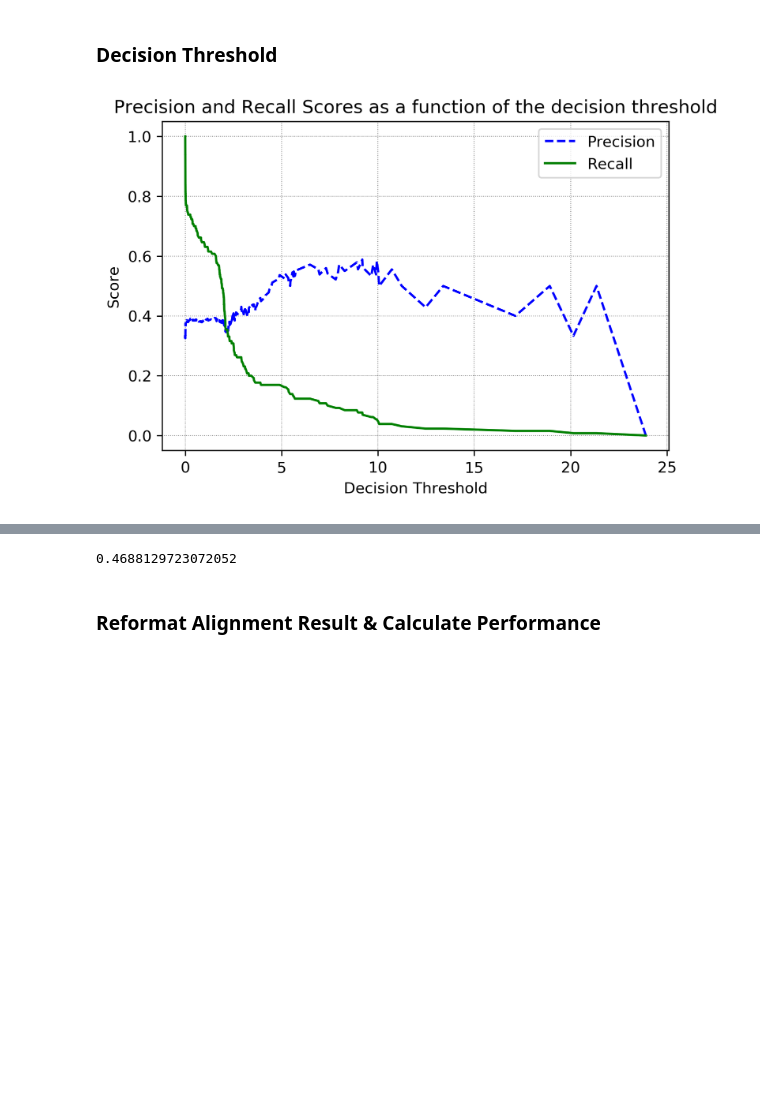
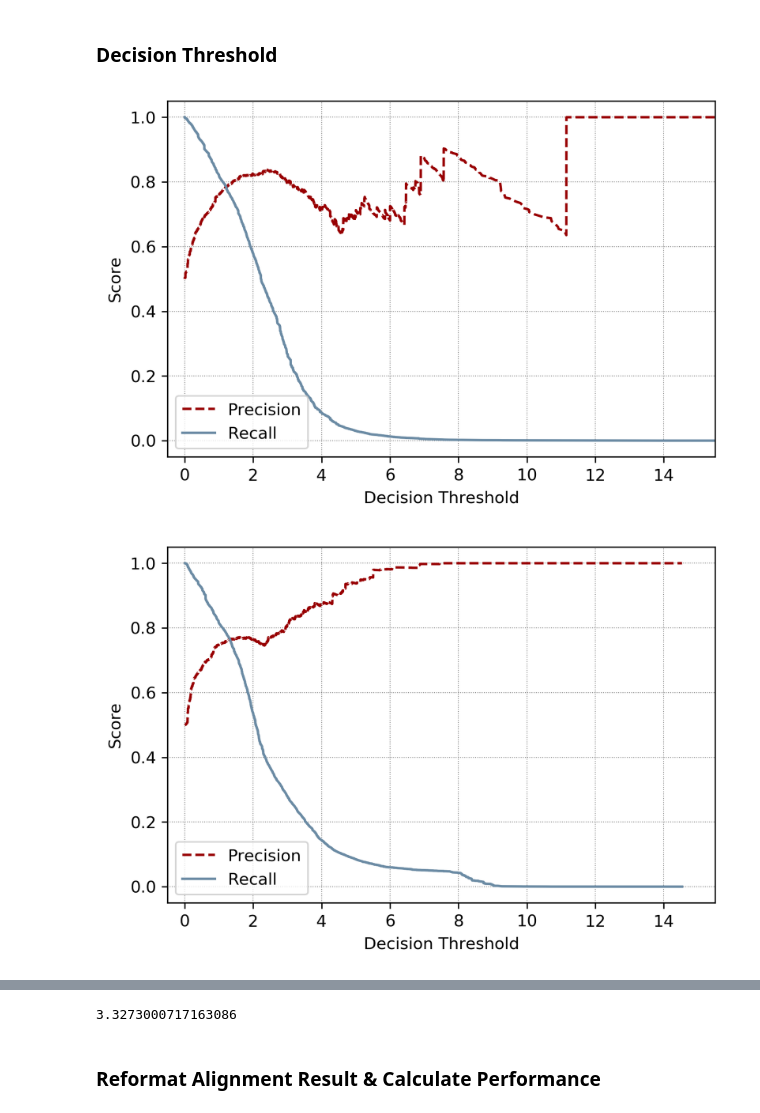
Before and after one commit to rifkiaputri/Relation-Aligner, a Jupyter notebook: plot_results.ipynb, the cells around one changed output, grey strips where cells are left out. Drawn from its saved outputs; the diff is of its cells as text; code cells hidden in the pictures; blank space fills up the shorter version.

```diff
--- a/plot_results.ipynb
+++ b/plot_results.ipynb
@@ -125,7 +125,7 @@ average_precision_score(label_base_g, label_scores_base_g), average_precision_sc
 # %% [markdown]
 ### Decision Threshold
 # %%
-def plot_precision_recall_vs_threshold(precisions, recalls, thresholds):
+def plot_precision_recall_vs_threshold(precisions, recalls, thresholds, title):
     """
     Modified from:
     Hands-On Machine learning with Scikit-Learn
@@ -135,13 +135,19 @@ def plot_precision_recall_vs_threshold(precisions, recalls, thresholds):
     rec = recalls[:-1]
     plt.figure(dpi=300)
     plt.grid(color='grey', lw=0.5, linestyle='dotted')
-    plt.title("Precision and Recall Scores as a function of the decision threshold")
-    plt.plot(thresholds, prec, "b--", label="Precision")
-    plt.plot(thresholds, rec, "g-", label="Recall")
+#     plt.title("Precision and Recall Scores as a function of the decision threshold")
+    plt.title(title)
+    plt.plot(thresholds, prec, color='#980002', ls='--', label="Precision")
+    plt.plot(thresholds, rec, color='#6b8ba4', ls='-', label="Recall")
     plt.ylabel("Score")
     plt.xlabel("Decision Threshold")
-    plt.legend(loc='best')
+    plt.xlim((-0.5, 15.5))
+    plt.legend(loc='lower left')
-# %%
-plot_precision_recall_vs_threshold(precision_pcnn_ent_g, recall_pcnn_ent_g, thresholds_pcnn_ent_g)
-# %% [output]
-[figure, removed]
+# %%
+plot_precision_recall_vs_threshold(precision_base, recall_base, thresholds_base, '')
+plot_precision_recall_vs_threshold(precision, recall, thresholds, '')
+plot_precision_recall_vs_threshold(precision_ent, recall_ent, thresholds_ent, '')
+plot_precision_recall_vs_threshold(precision_pcnn_ent, recall_pcnn_ent, thresholds_pcnn_ent, '')
+# %% [output]
+[figure, added]
+[figure, added]
@@ -149,10 +157,10 @@ plot_precision_recall_vs_threshold(precision_pcnn_ent_g, recall_pcnn_ent_g, thre
 def get_threshold(precisions, recalls, thresholds):
     idx = np.argwhere(np.diff(np.sign(precisions[:-1] - recalls[:-1]))).flatten()
     return thresholds[idx][0]
-# %%
-get_threshold(precision_pcnn_att_g, recall_pcnn_att_g, thresholds_pcnn_att_g)
-# %% [output]
-0.4688129723072052
+# %%
+get_threshold(precision_pcnn_ent, recall_pcnn_ent, thresholds_pcnn_ent)
+# %% [output]
+3.3273000717163086
 # %% [markdown]
 ### Reformat Alignment Result & Calculate Performance
 # %%
```
Also changed, not shown: parts of 7 cells of this notebook, 5 other files.
